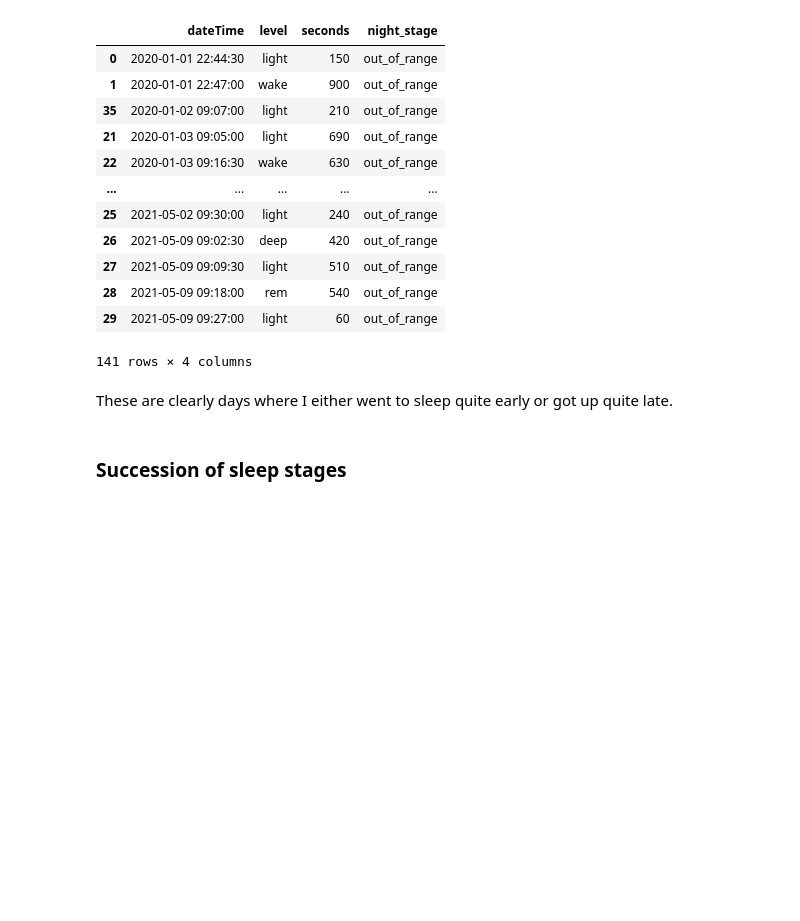
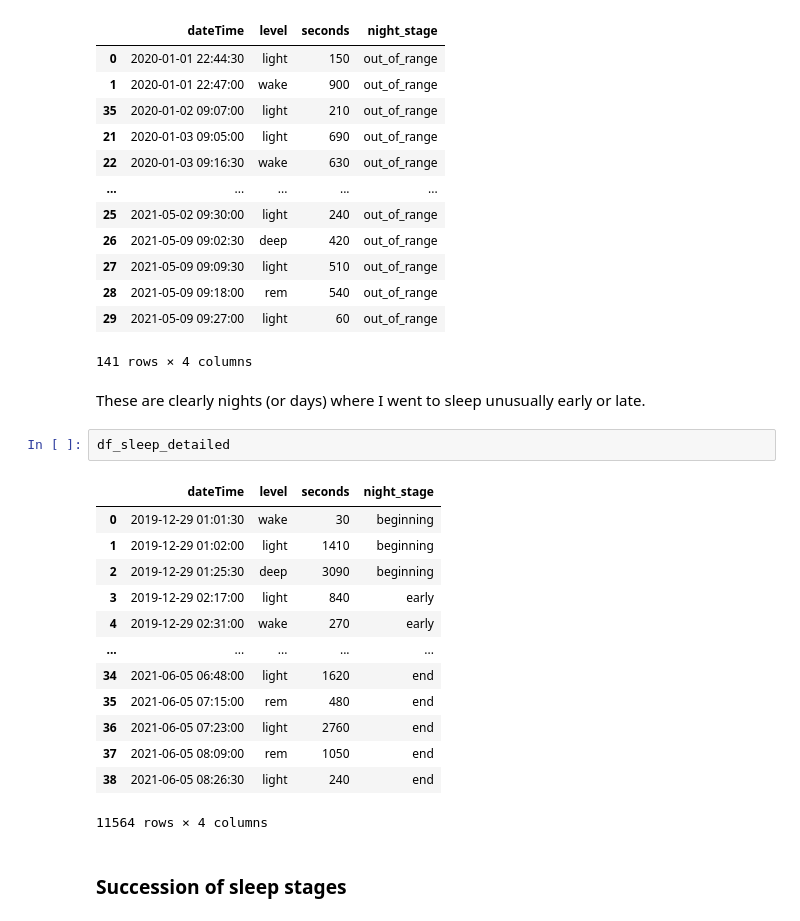
Before and after one commit to slazien/fitbit_analysis, a Jupyter notebook: notebooks/data_processing.ipynb, the cells around one changed output. Drawn from its saved outputs; the diff is of its cells as text; blank space fills up the shorter version.

```diff
--- a/notebooks/data_processing.ipynb
+++ b/notebooks/data_processing.ipynb
@@ -698,8 +721,24 @@ df_sleep_detailed[df_sleep_detailed["night_stage"] == "out_of_range"]
 | 28 | 2021-05-09 09:18:00 | rem | 540 | out_of_range |
 | 29 | 2021-05-09 09:27:00 | light | 60 | out_of_range |
 141 rows × 4 columns
-# %% [markdown]
-These are clearly days where I either went to sleep quite early or got up quite late.
+# %% [markdown]
+These are clearly nights (or days) where I went to sleep unusually early or late.
+# %%
+df_sleep_detailed
+# %% [output]
+|  | dateTime | level | seconds | night_stage |
+| 0 | 2019-12-29 01:01:30 | wake | 30 | beginning |
+| 1 | 2019-12-29 01:02:00 | light | 1410 | beginning |
+| 2 | 2019-12-29 01:25:30 | deep | 3090 | beginning |
+| 3 | 2019-12-29 02:17:00 | light | 840 | early |
+| 4 | 2019-12-29 02:31:00 | wake | 270 | early |
+| ... | ... | ... | ... | ... |
+| 34 | 2021-06-05 06:48:00 | light | 1620 | end |
+| 35 | 2021-06-05 07:15:00 | rem | 480 | end |
+| 36 | 2021-06-05 07:23:00 | light | 2760 | end |
+| 37 | 2021-06-05 08:09:00 | rem | 1050 | end |
+| 38 | 2021-06-05 08:26:30 | light | 240 | end |
+11564 rows × 4 columns
 # %% [markdown]
 ### Succession of sleep stages
 # %% [markdown]
```
Also changed, not shown: parts of 11 cells of this notebook, 1 other file.
